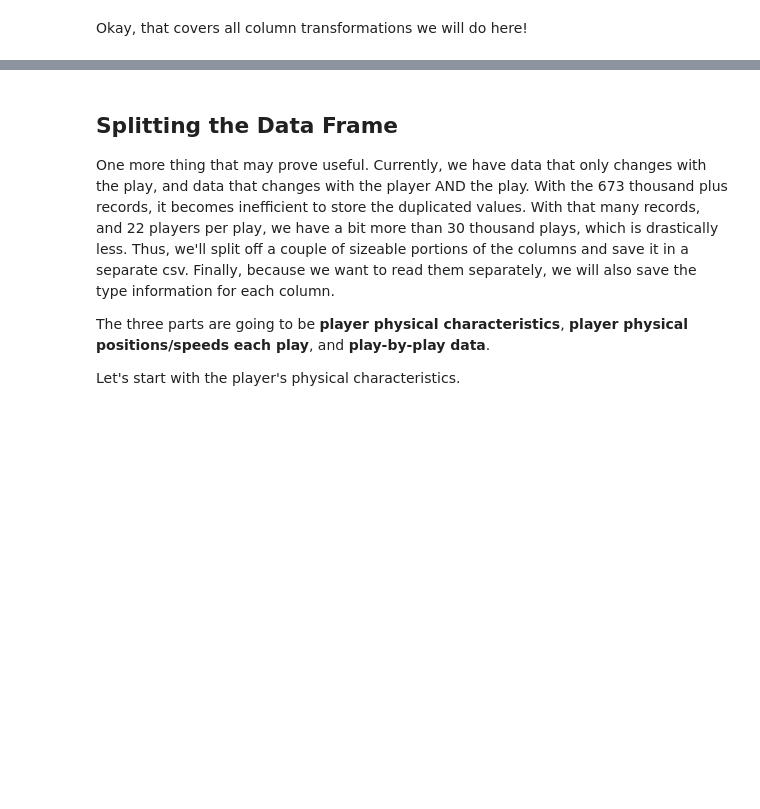
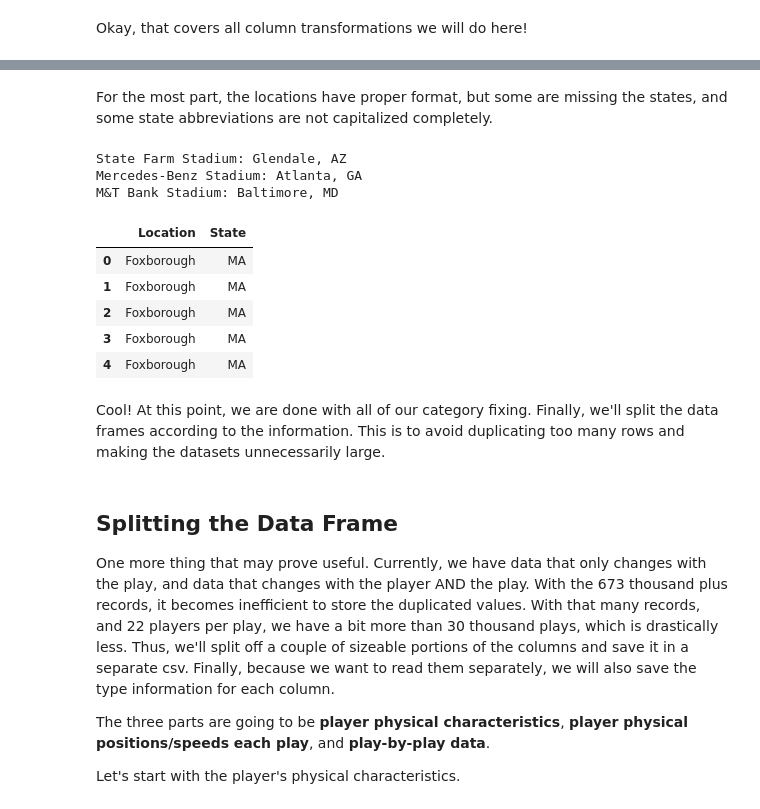
Before and after one commit to MughilM/Data-Science-Projects, a Jupyter notebook: NFL NextGen/1 - Data Cleaning.ipynb, the cells around one changed output, grey strips where cells are left out. Saved outputs shown, nothing was run; the diff lists cells and outputs as text; code cells hidden in the pictures; blank space fills up the shorter version.

```diff
--- a/NFL NextGen/1 - Data Cleaning.ipynb
+++ b/NFL NextGen/1 - Data Cleaning.ipynb
@@ -287,0 +333,3 @@ combinedData.drop(columns=['OffensePersonnel', 'DefensePersonnel'], inplace=True
+# %%
+for stadHome, posNames in stadiumMap.items():
+    combinedData.loc[np.isin(combinedData.Stadium, posNames), 'Stadium'] = stadHome
@@ -287,0 +375,5 @@ combinedData.drop(columns=['OffensePersonnel', 'DefensePersonnel'], inplace=True
+# %%
+with open('./Files/turfMap.json', 'r') as f:
+    turfMap = json.load(f)
+for key in list(turfMap.keys())[:3]:
+    print('{}: {}'.format(key, turfMap[key]))
@@ -287,0 +384,3 @@ combinedData.drop(columns=['OffensePersonnel', 'DefensePersonnel'], inplace=True
+# %%
+for turfType, stadiums in turfMap.items():
+    combinedData.loc[np.isin(combinedData.Stadium, stadiums), 'Turf'] = turfType
@@ -288,3 +420,30 @@ combinedData.drop(columns=['OffensePersonnel', 'DefensePersonnel'], inplace=True
+# %% [markdown]
+For the most part, the locations have proper format, but some are missing the states, and some state abbreviations are not capitalized completely.
+# %%
+with open('./Files/locationMap.json', 'r') as f:
+    locationMap = json.load(f)
+for key in list(locationMap.keys())[:3]:
+    print('{}: {}'.format(key, locationMap[key]))
+# %% [output]
+State Farm Stadium: Glendale, AZ
+Mercedes-Benz Stadium: Atlanta, GA
+M&T Bank Stadium: Baltimore, MD
+# %%
+# Add a state column...
+combinedData['State'] = None
+for stadium, location in locationMap.items():
+    city, state = tuple(location.split(', '))
+    combinedData.loc[combinedData.Stadium == stadium, ['Location', 'State']] = [city, state]
+combinedData[['Location', 'State']].head()
+# %% [output]
+|  | Location | State |
+| 0 | Foxborough | MA |
+| 1 | Foxborough | MA |
+| 2 | Foxborough | MA |
+| 3 | Foxborough | MA |
+| 4 | Foxborough | MA |
+# %% [markdown]
+Cool! At this point, we are done with all of our category fixing. Finally, we'll split the data frames according to the information. This is to avoid duplicating too many rows and making the datasets unnecessarily large.
 # %% [markdown]
 ## Splitting the Data Frame
 One more thing that may prove useful. Currently, we have data that only changes with the play, and data that changes with the player AND the play. With the 673 thousand plus records, it becomes inefficient to store the duplicated values. With that many records, and 22 players per play, we have a bit more than 30 thousand plays, which is drastically less. Thus, we'll split off a couple of sizeable portions of the columns and save it in a separate csv. Finally, because we want to read them separately, we will also save the type information for each column.
```
Also changed, not shown: parts of 23 cells of this notebook, 4 other files.
